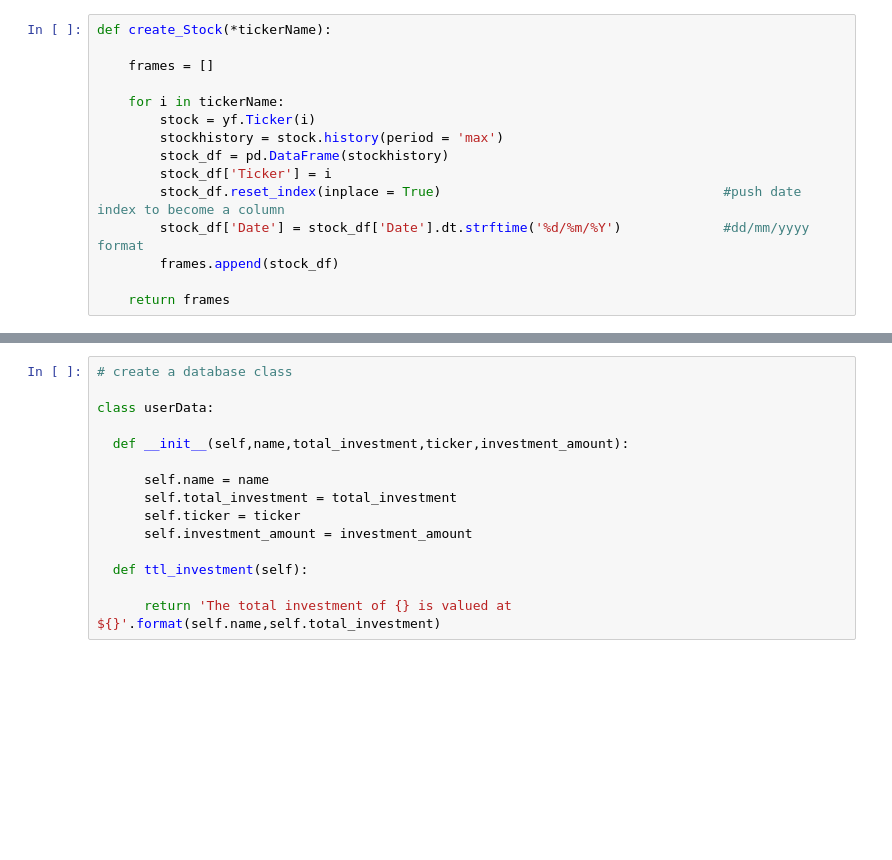
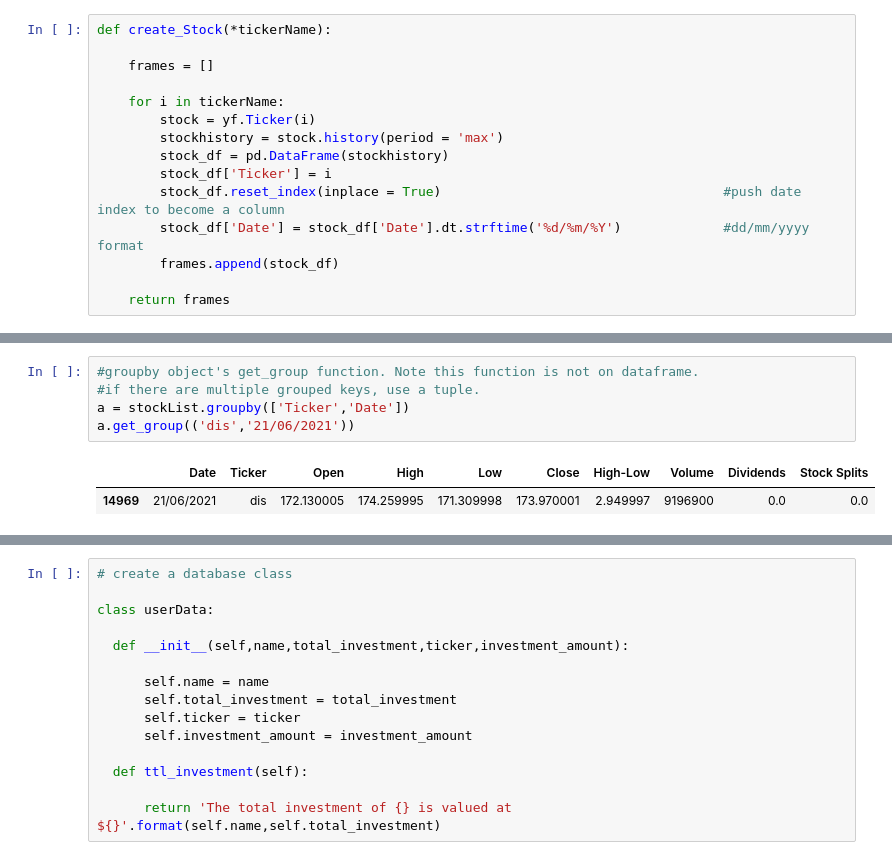
Before and after one commit to Konoko2004/TheProject, a Jupyter notebook: yFinance.ipynb, the cells around one changed output, grey strips where cells are left out. Drawn from its saved outputs; the diff is of its cells as text; blank space fills up the shorter version.

```diff
--- a/yFinance.ipynb
+++ b/yFinance.ipynb
@@ -115,3 +132,11 @@ stockList['Ticker'].unique()
+# %%
+#groupby object's get_group function. Note this function is not on dataframe.
+#if there are multiple grouped keys, use a tuple.
+a = stockList.groupby(['Ticker','Date'])
+a.get_group(('dis','21/06/2021'))
+# %% [output]
+|  | Date | Ticker | Open | High | Low | Close | High-Low | Volume | Dividends | Stock Splits |
+| 14969 | 21/06/2021 | dis | 172.130005 | 174.259995 | 171.309998 | 173.970001 | 2.949997 | 9196900 | 0.0 | 0.0 |
 # %%
 # Create moving average 9 on High-Low
 stockList_MA = (stockList.groupby(['Ticker','Date'])
```
Also changed, not shown: parts of 5 cells of this notebook.
